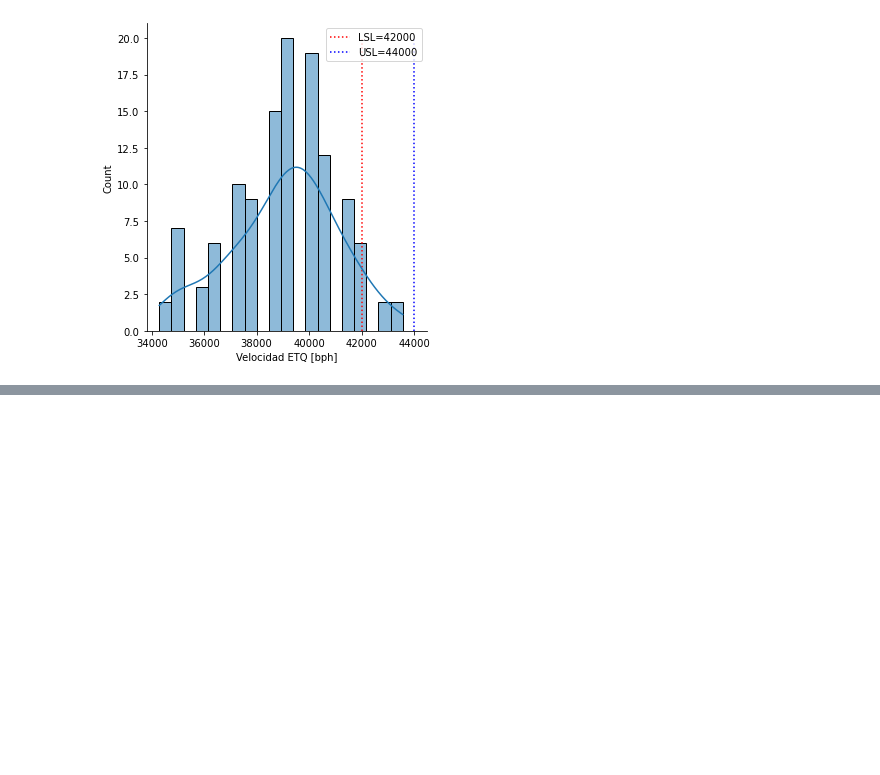
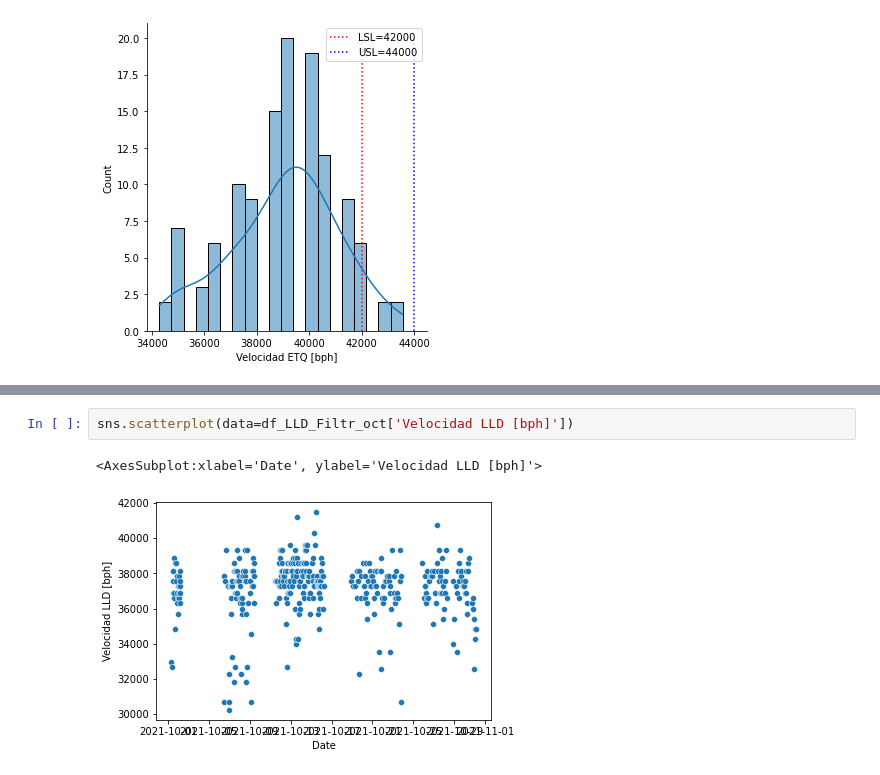
Before and after one commit to doblevm/analysisGLY, a Jupyter notebook: Analysis GLY .ipynb, the cells around one changed output, grey strips where cells are left out. Drawn from its saved outputs; the diff is of its cells as text; blank space fills up the shorter version.

```diff
--- a/Analysis GLY .ipynb
+++ b/Analysis GLY .ipynb
@@ -111,0 +168,5 @@ plt.legend()
+# %%
+sns.scatterplot(data=df_LLD_Filtr_oct['Velocidad LLD [bph]'])
+# %% [output]
+<AxesSubplot:xlabel='Date', ylabel='Velocidad LLD [bph]'>
+[figure, added]
```
Also changed, not shown: parts of 14 cells of this notebook.
